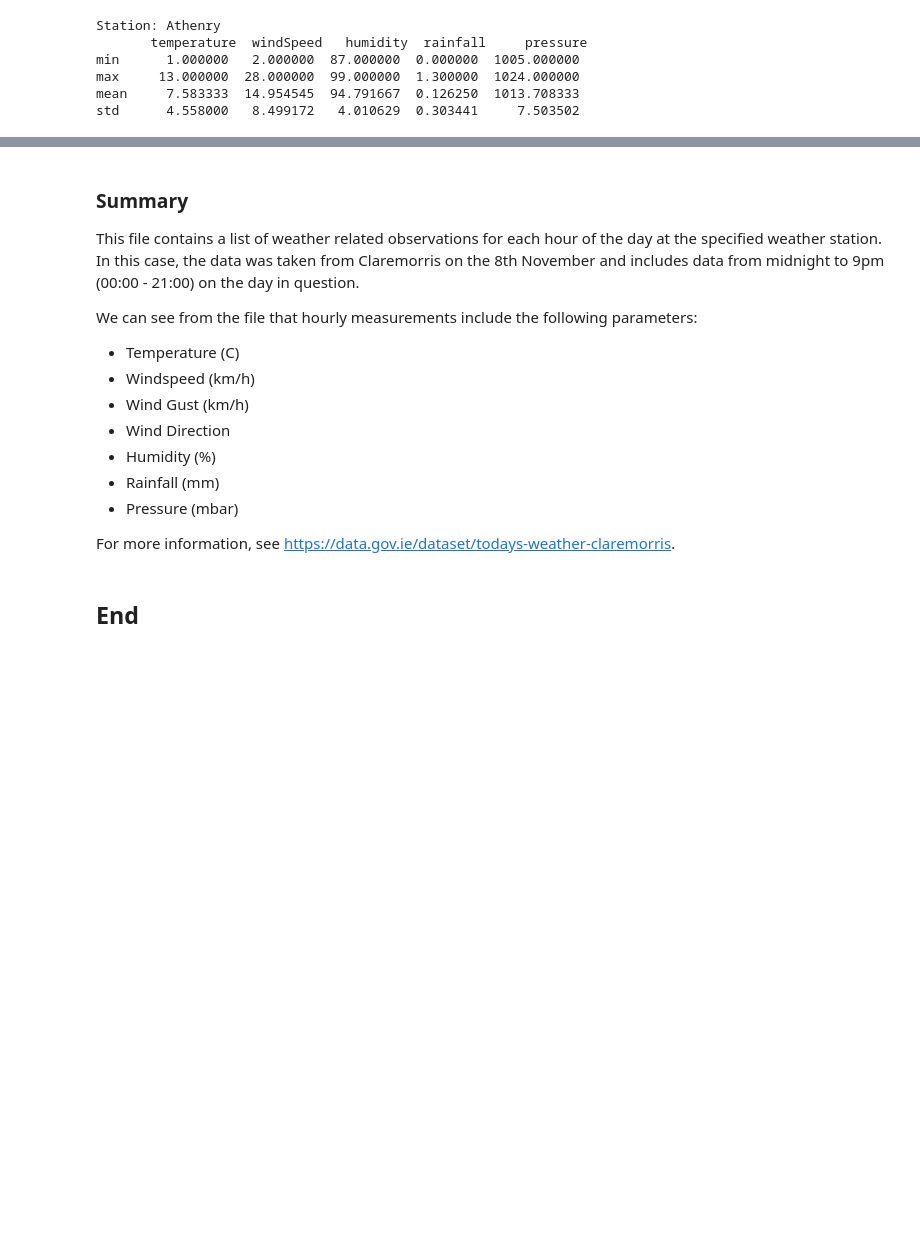
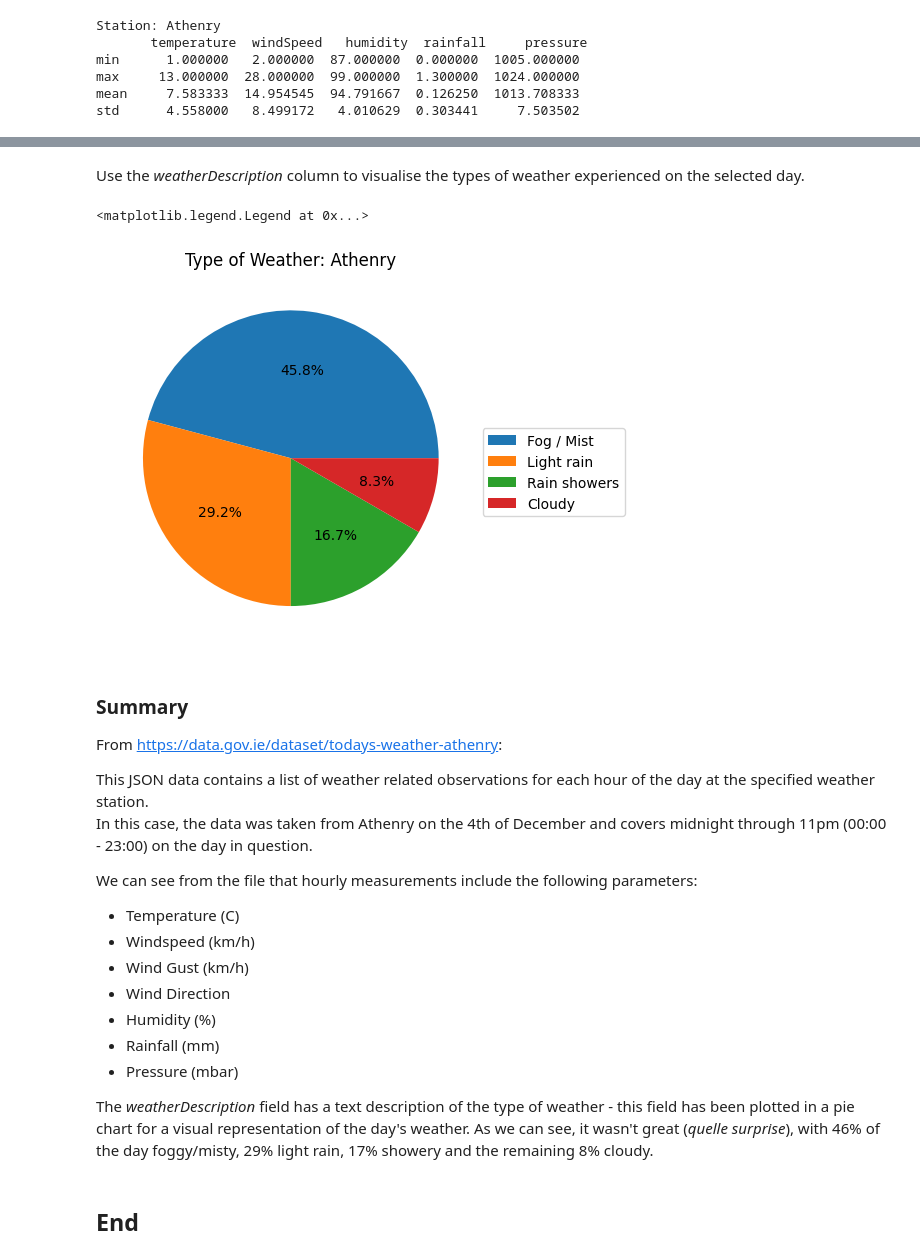
Before and after one commit to dvdgeroconnell/computer_infrastructure, a Jupyter notebook: weather.ipynb, the cells around one changed output, grey strips where cells are left out. Drawn from its saved outputs; the diff is of its cells as text; code cells hidden in the pictures; blank space fills up the shorter version.

```diff
--- a/weather.ipynb
+++ b/weather.ipynb
@@ -324,7 +273,24 @@ plt.show
+# %% [markdown]
+Use the *weatherDescription* column to visualise the types of weather experienced on the selected day.
+# %%
+# Create a new dataframe with the counts of the various types of weather experienced across the day, as represented in the
+# 'weatherDescription' field in the downloaded data.
+weather_dict = station_data['weatherDescription'].value_counts().to_dict()
+weather_type = pd.DataFrame.from_dict(weather_dict, orient='index')
+weather_type = weather_type.reset_index().rename(columns={"index":"type"})
+weather_type.rename(columns={0:'count'}, inplace=True)
+weather_type['count'].plot.pie(ylabel='',labels=None,title=f"Type of Weather: {station_data.name[0]}", autopct='%1.1f%%')
+
+plt.legend(bbox_to_anchor=(1, 0.6), loc='upper left',labels=weather_type['type'])
+# %% [output]
+<matplotlib.legend.Legend at 0x...>
+[figure, added]
 # %% [markdown]
 ### Summary
-This file contains a list of weather related observations for each hour of the day at the specified weather station.
-In this case, the data was taken from Claremorris on the 8th November and includes data from midnight to 9pm (00:00 - 21:00) on the day in question.
+From https://data.gov.ie/dataset/todays-weather-athenry:
+
+This JSON data contains a list of weather related observations for each hour of the day at the specified weather station.
+In this case, the data was taken from Athenry on the 4th of December and covers midnight through 11pm (00:00 - 23:00) on the day in question.
 
 We can see from the file that hourly measurements include the following parameters:
 - Temperature (C)
@@ -335,6 +301,6 @@ We can see from the file that hourly measurements include the following paramete
 - Rainfall (mm)
 - Pressure (mbar)
 
-For more information, see https://data.gov.ie/dataset/todays-weather-claremorris.
+The *weatherDescription* field has a text description of the type of weather - this field has been plotted in a pie chart for a visual representation of the day's weather. As we can see, it wasn't great (*quelle surprise*), with 46% of the day foggy/misty, 29% light rain, 17% showery and the remaining 8% cloudy.
 # %% [markdown]
 ## End
```
Also changed, not shown: parts of 11 cells of this notebook, 1 other file.
